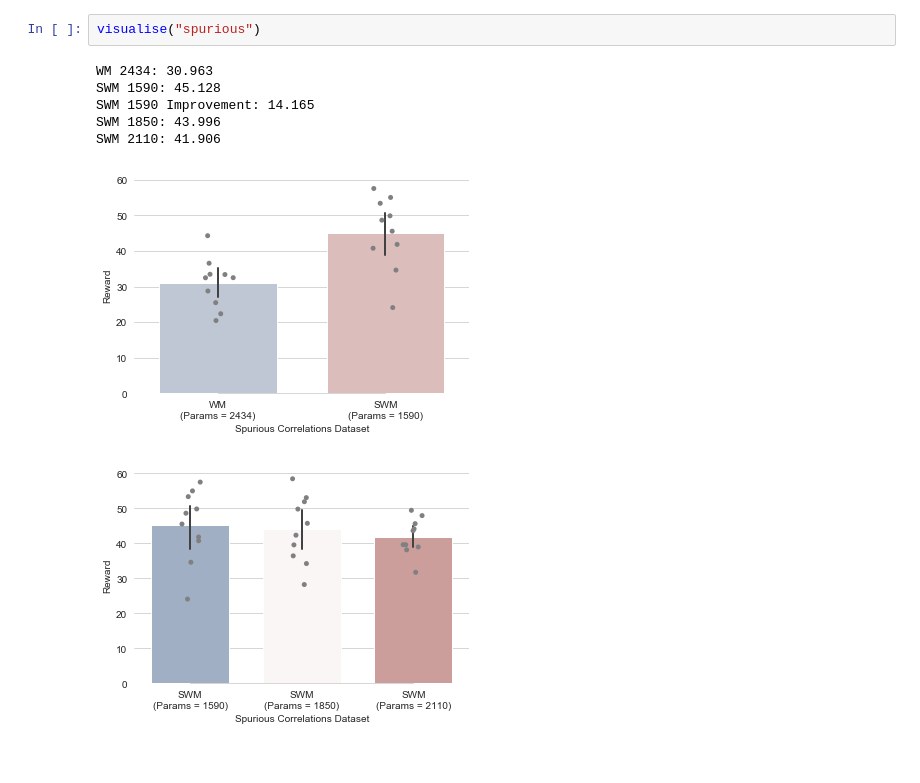
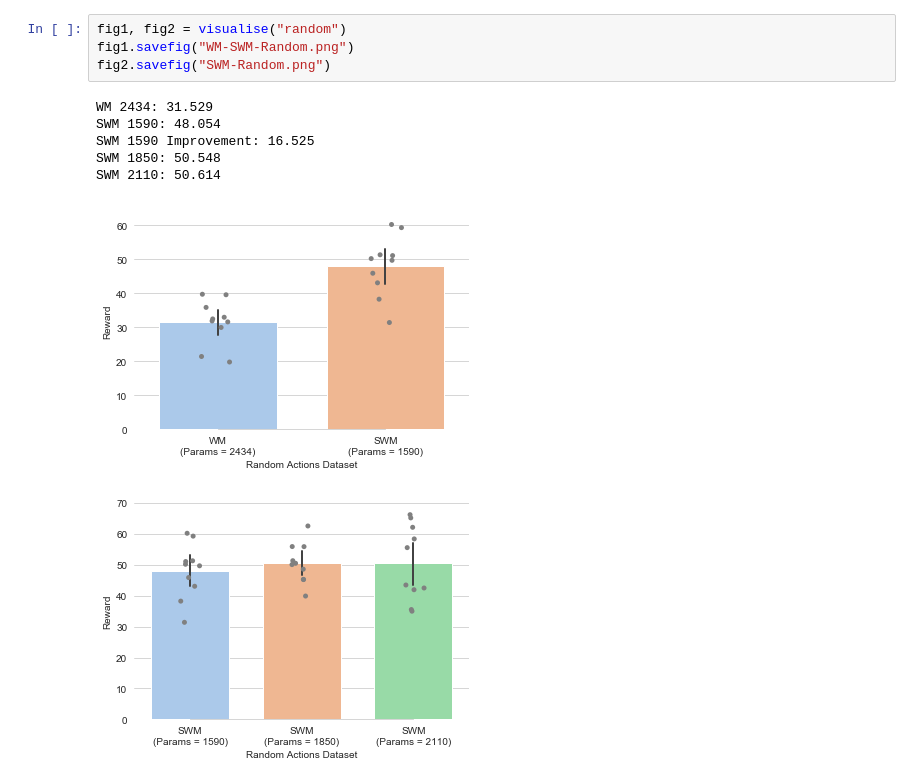
Before and after one commit to jetnew/smawm, a Jupyter notebook: experiments/visualisation.ipynb, the cells around one changed output. Cells and saved outputs as stored; diff of their text form.

```diff
--- a/experiments/visualisation.ipynb
+++ b/experiments/visualisation.ipynb
@@ -86,10 +70,12 @@ SWM 2110: 50.614
-# %%
-visualise("spurious")
-# %% [output]
-WM 2434: 30.963
-SWM 1590: 45.128
-SWM 1590 Improvement: 14.165
-SWM 1850: 43.996
-SWM 2110: 41.906
-[figure, removed]
-[figure, removed]
+# %%
+fig1, fig2 = visualise("random")
+fig1.savefig("WM-SWM-Random.png")
+fig2.savefig("SWM-Random.png")
+# %% [output]
+WM 2434: 31.529
+SWM 1590: 48.054
+SWM 1590 Improvement: 16.525
+SWM 1850: 50.548
+SWM 2110: 50.614
+[figure, added]
+[figure, added]
```
Also changed, not shown: parts of 8 cells of this notebook, 7 other files.
